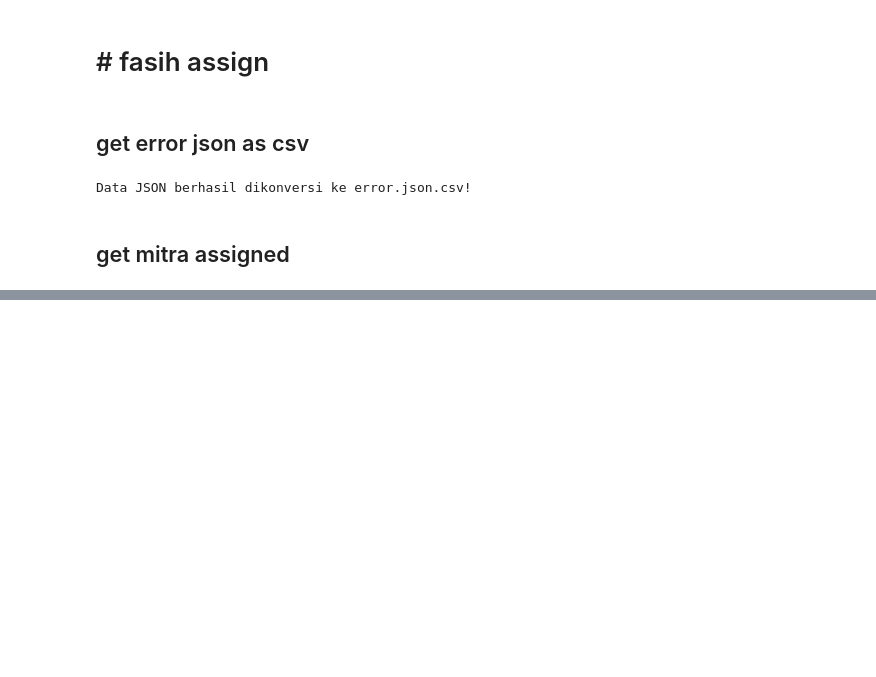
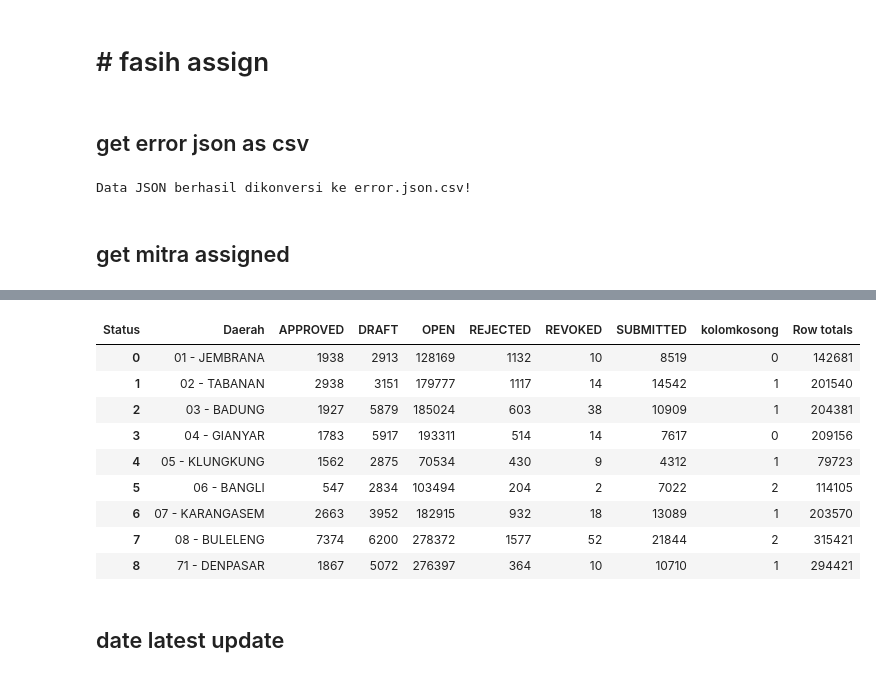
Before and after one commit to jey-neutron/auto-fasih-sm, a Jupyter notebook: appdev.ipynb, the cells around one changed output, grey strips where cells are left out. Cells and saved outputs as stored; diff of their text form; code cells hidden in the pictures; blank space fills up the shorter version.

```diff
--- a/appdev.ipynb
+++ b/appdev.ipynb
@@ -425,0 +468,15 @@ df_hasil
+# %%
+df_pivot
+# %% [output]
+| Status | Daerah | APPROVED | DRAFT | OPEN | REJECTED | REVOKED | SUBMITTED | kolomkosong | Row totals |
+| 0 | 01 - JEMBRANA | 1938 | 2913 | 128169 | 1132 | 10 | 8519 | 0 | 142681 |
+| 1 | 02 - TABANAN | 2938 | 3151 | 179777 | 1117 | 14 | 14542 | 1 | 201540 |
+| 2 | 03 - BADUNG | 1927 | 5879 | 185024 | 603 | 38 | 10909 | 1 | 204381 |
+| 3 | 04 - GIANYAR | 1783 | 5917 | 193311 | 514 | 14 | 7617 | 0 | 209156 |
+| 4 | 05 - KLUNGKUNG | 1562 | 2875 | 70534 | 430 | 9 | 4312 | 1 | 79723 |
+| 5 | 06 - BANGLI | 547 | 2834 | 103494 | 204 | 2 | 7022 | 2 | 114105 |
+| 6 | 07 - KARANGASEM | 2663 | 3952 | 182915 | 932 | 18 | 13089 | 1 | 203570 |
+| 7 | 08 - BULELENG | 7374 | 6200 | 278372 | 1577 | 52 | 21844 | 2 | 315421 |
+| 8 | 71 - DENPASAR | 1867 | 5072 | 276397 | 364 | 10 | 10710 | 1 | 294421 |
+# %% [markdown]
+## date latest update
```
Also changed, not shown: parts of 12 cells of this notebook.
